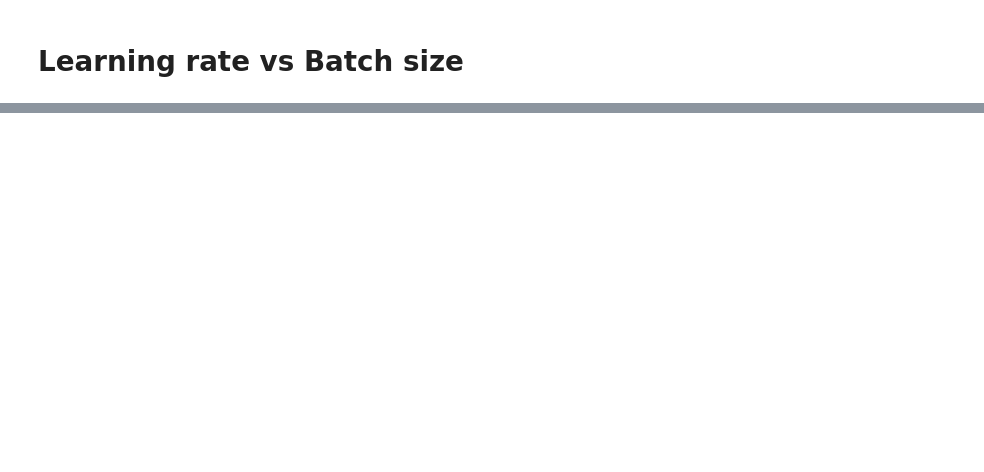
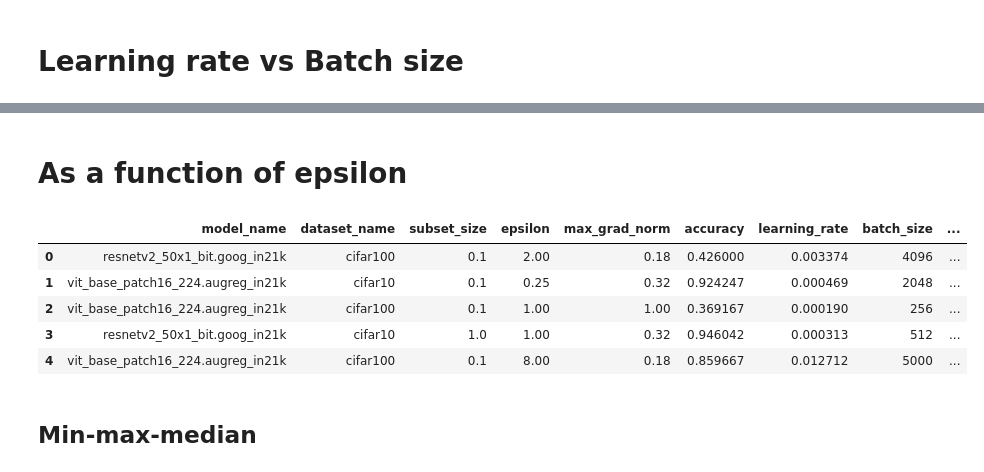
Before and after one commit to DPBayes/dpdl, a Jupyter notebook: experiments/notebooks/08-hyper-variation-with-fixed-epochs__max_grad_norm_variation.ipynb, the cells around one changed output, grey strips where cells are left out. Drawn from its saved outputs; the diff is of its cells as text; code cells hidden in the pictures; blank space fills up the shorter version.

Commit message:
Update 08 notebooks.
- Accuracy trends for 10 epochs vs 40 epochs vs optimized epochs.
- Add new plots as a function of epsilon.

```diff
--- a/experiments/notebooks/08-hyper-variation-with-fixed-epochs__max_grad_norm_variation.ipynb
+++ b/experiments/notebooks/08-hyper-variation-with-fixed-epochs__max_grad_norm_variation.ipynb
@@ -443,3 +443,5 @@ plot()
 [figure]
 [figure]
 ... (4 outputs left out)
+# %% [markdown]
+# As a function of epsilon
@@ -445,0 +451,15 @@ plot()
+# %%
+file_path = f'../{EXPERIMENT_BASE}/processed-data/aggregated_data.json'
+data = read_json_data(file_path)
+processed_data = prepare_data(data)
+# %%
+processed_data.head()
+# %% [output]
+|  | model_name | dataset_name | subset_size | epsilon | max_grad_norm | accuracy | learning_rate | batch_size | ... |
+| 0 | resnetv2_50x1_bit.goog_in21k | cifar100 | 0.1 | 2.00 | 0.18 | 0.426000 | 0.003374 | 4096 | ... |
+| 1 | vit_base_patch16_224.augreg_in21k | cifar10 | 0.1 | 0.25 | 0.32 | 0.924247 | 0.000469 | 2048 | ... |
+| 2 | vit_base_patch16_224.augreg_in21k | cifar100 | 0.1 | 1.00 | 1.00 | 0.369167 | 0.000190 | 256 | ... |
+| 3 | resnetv2_50x1_bit.goog_in21k | cifar10 | 1.0 | 1.00 | 0.32 | 0.946042 | 0.000313 | 512 | ... |
+| 4 | vit_base_patch16_224.augreg_in21k | cifar100 | 0.1 | 8.00 | 0.18 | 0.859667 | 0.012712 | 5000 | ... |
+# %% [markdown]
+## Min-max-median
```
Also changed, not shown: parts of 7 cells of this notebook, 1 other file.
